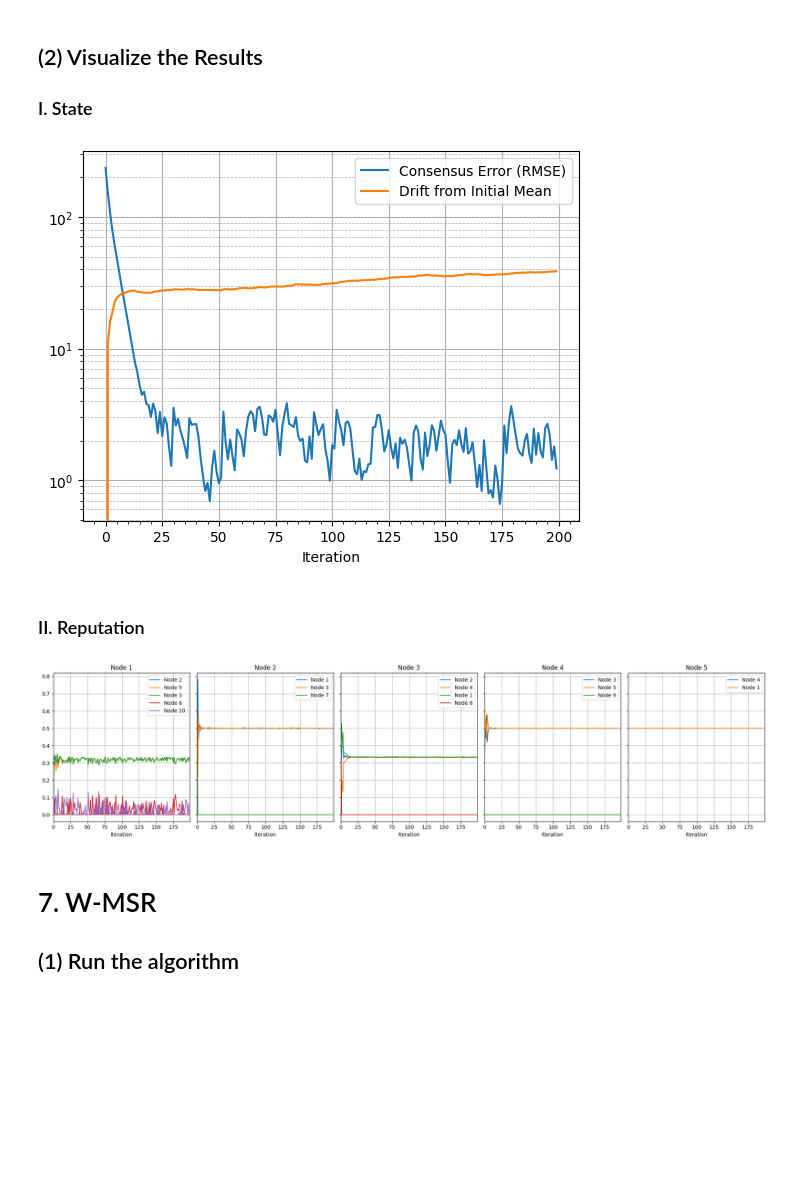
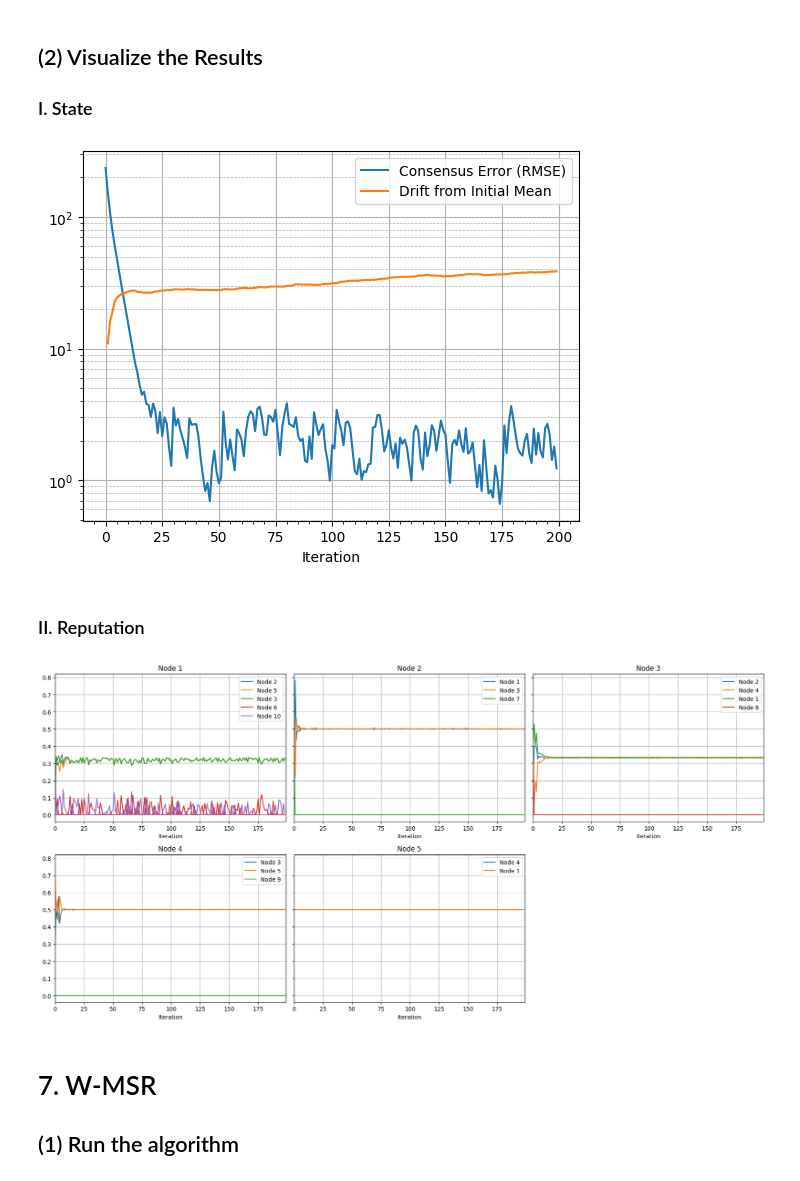
Before and after one commit to rui-huang-opt/arepc, a Jupyter notebook: examples/small_scale.ipynb, the cells around one changed output. Cells and saved outputs as stored; diff of their text form; code cells hidden in the pictures; blank space fills up the shorter version.

```diff
--- a/examples/small_scale.ipynb
+++ b/examples/small_scale.ipynb
@@ -322,23 +331,25 @@ ax.legend()
 # %% [markdown]
 ### II. Reputation
 # %%
-import typing as tp
 import matplotlib.axes as maxes
 
-axes: tp.Sequence[maxes.Axes]
-fig, axes = plt.subplots(1, N_NORMAL, figsize=(20, 5), sharey=True)
+axes: npt.NDArray
+fig, axes = plt.subplots(2, 3, figsize=(18, 9), sharey=True)
+axes_flat = axes.flatten()
 
-arepc_probs = {i: arepc_data[i][1] for i in NORMAL_NODES}
+repc_reps = {i: arepc_data[i][1] for i in NORMAL_NODES}
 
-for i, ax in zip(NORMAL_NODES, axes):
-    probs_for_i = arepc_probs[i]
-    for j in probs_for_i:
-        ax.plot(probs_for_i[j], label=f"Node {j}")
+for i, ax in zip(NORMAL_NODES, axes_flat[:-1]):
+    ax: maxes.Axes
+    reps_for_i = repc_reps[i]
+    for j in reps_for_i:
+        ax.plot(reps_for_i[j], label=f"Node {j}")
     ax.set_title(f"Node {i}")
     ax.set_xlabel("Iteration")
     ax.set_xlim(0, N_ITER - 1)
     ax.legend()
     ax.grid()
 
+fig.delaxes(axes_flat[-1])
 fig.tight_layout()
 # %% [output]
@@ -422,6 +435,8 @@ INFO:topolink.discovery:Unregistered graph service with name 'default'
 import matplotlib.pyplot as plt
 
 fig, ax = plt.subplots()
+
+iters = np.arange(N_ITER)
 
 repc_states = np.array([repc_data[i][0] for i in NORMAL_NODES])
 avg_states: npt.NDArray[np.float64] = np.average(repc_states, axis=0)
@@ -431,37 +446,40 @@ repc_rmse = np.sqrt(np.mean(np.sum(diffs**2, axis=2), axis=0))
 x0_mean = avg_states[0]
 repc_drift = np.linalg.norm(avg_states - x0_mean[None, :], axis=1)
 
-ax.semilogy(repc_rmse, label="Consensus Error (RMSE)")
-ax.semilogy(repc_drift, label="Drift from Initial Mean")
+ax.semilogy(iters, repc_rmse, label="Consensus Error (RMSE)")
+ax.semilogy(iters[1:], repc_drift[1:], label="Drift from Initial Mean")
 
+ax.legend()
 ax.set_xlabel("Iteration")
 ax.minorticks_on()
 ax.grid(which="major", linestyle="-", linewidth=0.8)
 ax.grid(which="minor", axis="y", linestyle="--", linewidth=0.5)
-ax.legend()
 # %% [output]
-[figure, old version]
+[figure, new version]
 # %% [markdown]
 ### II. Reputation
 # %%
-axes: tp.Sequence[maxes.Axes]
-fig, axes = plt.subplots(1, N_NORMAL, figsize=(20, 5), sharey=True)
+axes: npt.NDArray
+fig, axes = plt.subplots(2, 3, figsize=(18, 9), sharey=True)
+axes_flat = axes.flatten()
 
 repc_reps = {i: repc_data[i][1] for i in NORMAL_NODES}
 
-for i, ax in zip(NORMAL_NODES, axes):
+for i, ax in zip(NORMAL_NODES, axes_flat[:-1]):
+    ax: maxes.Axes
     reps_for_i = repc_reps[i]
     for j in reps_for_i:
         ax.plot(reps_for_i[j], label=f"Node {j}")
     ax.set_title(f"Node {i}")
     ax.set_xlabel("Iteration")
     ax.set_xlim(0, N_ITER - 1)
     ax.legend()
     ax.grid()
 
+fig.delaxes(axes_flat[-1])
 fig.tight_layout()
 # %% [output]
-[figure, old version]
+[figure, new version]
 # %% [markdown]
 # 7. W-MSR
 ## (1) Run the algorithm
```
Also changed, not shown: parts of 10 cells of this notebook.
